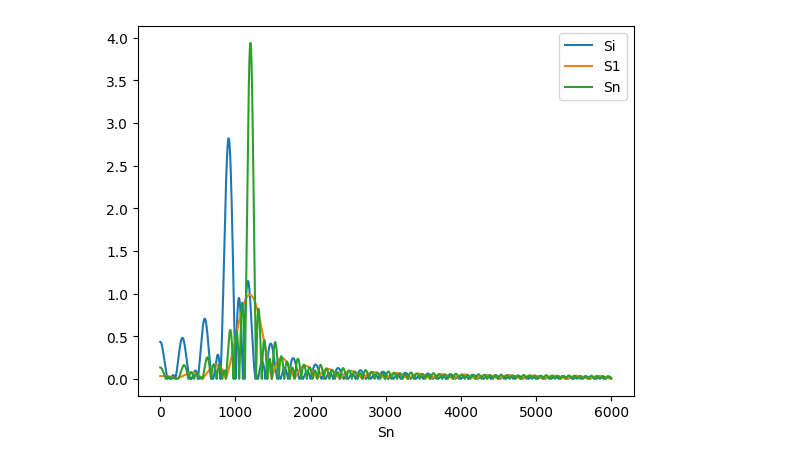
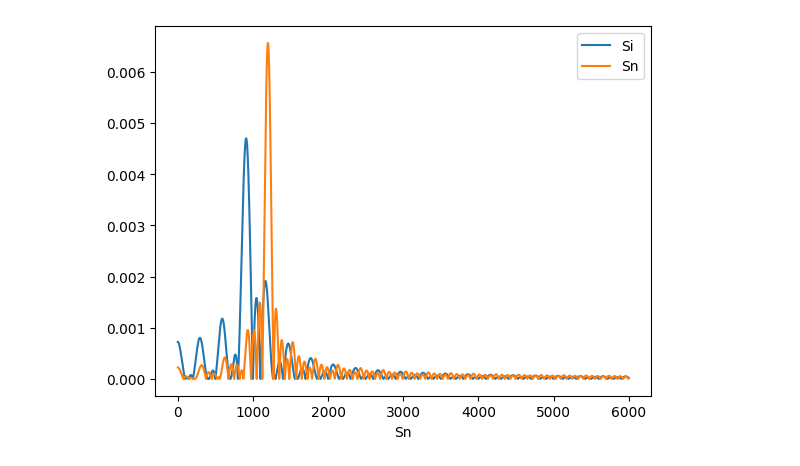
Before and after one commit to L0rdLizard/suaiOTS, a Jupyter notebook: lab02/lab02.ipynb, the cells around one changed output. Drawn from its saved outputs; the diff is of its cells as text; code cells hidden in the pictures.

```diff
--- a/lab02/lab02.ipynb
+++ b/lab02/lab02.ipynb
@@ -16,8 +16,8 @@ W = 2 / T
 
 f = np.arange(0, 10*W, 1)
 
-S = lambda x, l: np.sqrt(2 * E / T) * (np.sinc((f - x) * T) + np.sinc((f + x) * T)) * np.exp(-1j * 2 * np.pi * l * f * T)
-Smod = lambda x: np.sqrt(2 * E / T) * np.abs(np.sinc((f - x) * T) + np.sinc((f + x) * T))
+S = lambda x, l: np.sqrt((E * T) / 2) * (np.sinc((f - x) * T) + np.sinc((f + x) * T)) * np.exp(-1j * 2 * np.pi * l * f * T)
+Smod = lambda x: np.sqrt((E * T) / 2) * np.abs(np.sinc((f - x) * T) + np.sinc((f + x) * T))
 # %%
 #S0
 plt.subplot(2, 2, 1)
@@ -51,34 +49,33 @@ Sn = [1, 1, 1, 1]
 #     Si.append(random.choice([0, 1]))
 
 Ssum = 0
 for l in range(len(Si)):
     if Si[l] == 0:
         Ssum += S(f0, l)
     if Si[l] == 1:
         Ssum += S(f1, l)
 Ssum = np.abs(Ssum)
 
 Ssum1 = 0
 for l in range(len(Sn)):
     if Sn[l] == 0:
         Ssum1 += S(f0, l)
     if Sn[l] == 1:
         Ssum1 += S(f1, l)
 Ssum1 = np.abs(Ssum1)
 
 plt.xlabel('Si')
 plt.plot(f, Ssum, label = "Si")
 
 # plt.subplot(2, 2, 4)
 
-plt.xlabel('S1')
-plt.plot(f, np.abs(S(f1, 1)), label = "S1")
+# plt.xlabel('S1')
+# plt.plot(f, np.abs(S(f1, 1)), label = "S1")
 
 plt.xlabel('Sn')
 plt.plot(f, Ssum1, label = "Sn")
 
-
 plt.legend()
 plt.show()
 # %% [output]
-[figure, old version]
+[figure, new version]
```
Also changed, not shown: parts of 2 cells of this notebook, 1 other file.
